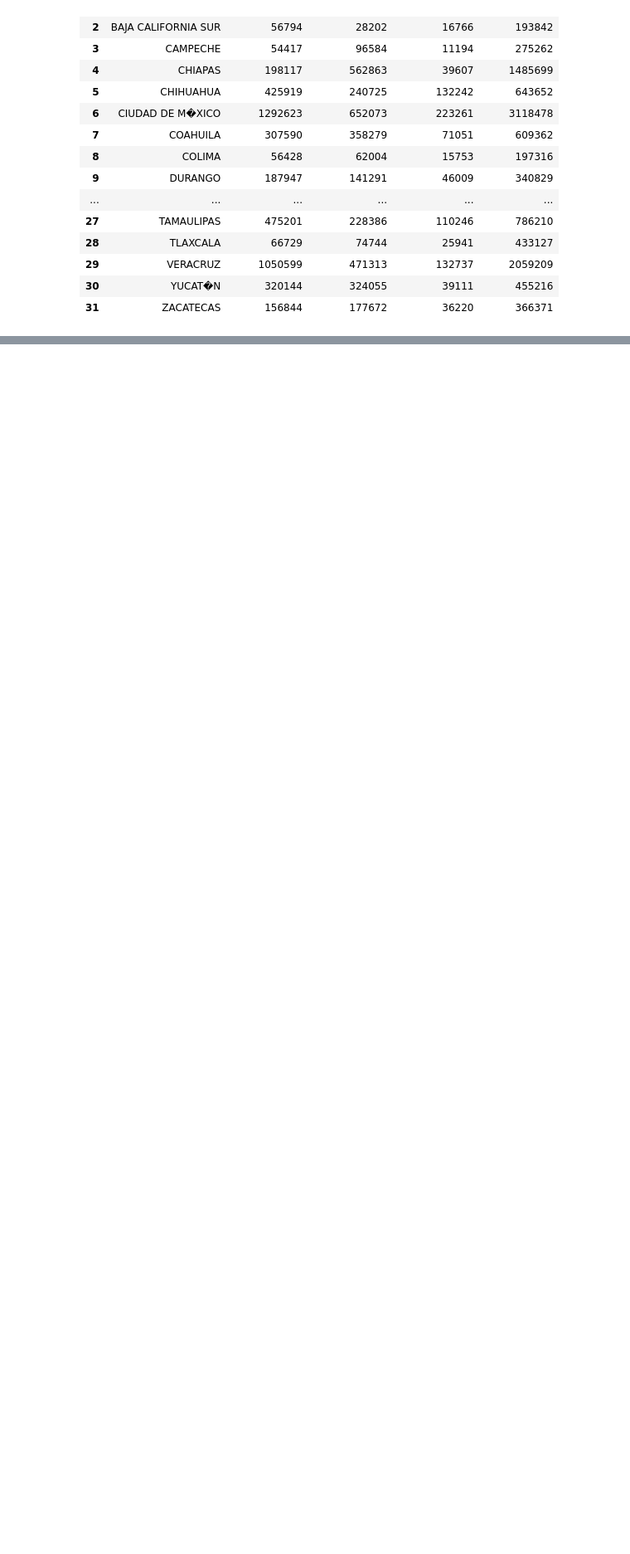
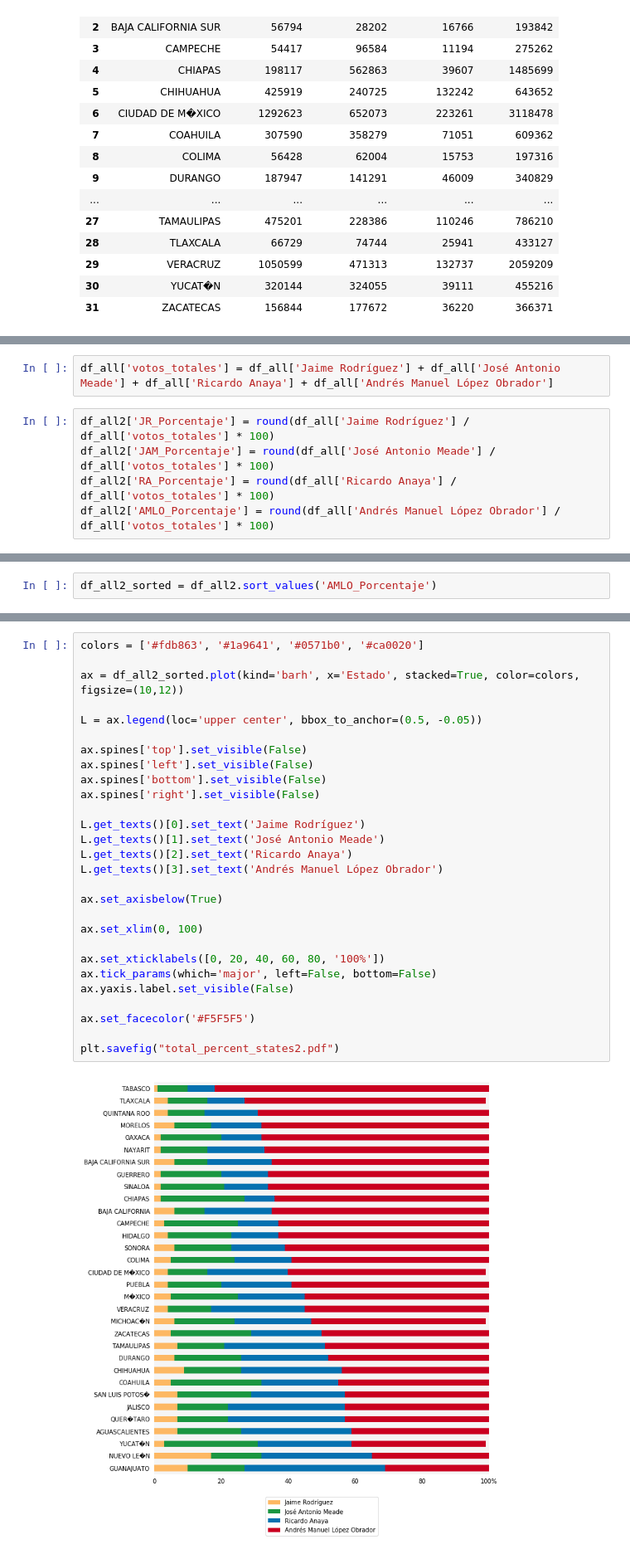
Before and after one commit to dbaptistr/data-studio, a Jupyter notebook: code/01-project-elections/Election results 2018.ipynb, the cells around one changed output, grey strips where cells are left out. Shown at 83% size. Saved outputs shown, nothing was run; the diff lists cells and outputs as text; blank space fills up the shorter version.

```diff
--- a/code/01-project-elections/Election results 2018.ipynb
+++ b/code/01-project-elections/Election results 2018.ipynb
@@ -595,0 +680,7 @@ df_results.plot(marker='o', linestyle='', color=colors)
+# %%
+df_all['votos_totales'] = df_all['Jaime Rodríguez'] + df_all['José Antonio Meade'] + df_all['Ricardo Anaya'] + df_all['Andrés Manuel López Obrador']
+# %%
+df_all2['JR_Porcentaje'] = round(df_all['Jaime Rodríguez'] / df_all['votos_totales'] * 100)
+df_all2['JAM_Porcentaje'] = round(df_all['José Antonio Meade'] / df_all['votos_totales'] * 100)
+df_all2['RA_Porcentaje'] = round(df_all['Ricardo Anaya'] / df_all['votos_totales'] * 100)
+df_all2['AMLO_Porcentaje'] = round(df_all['Andrés Manuel López Obrador'] / df_all['votos_totales'] * 100)
@@ -595,0 +707,2 @@ df_results.plot(marker='o', linestyle='', color=colors)
+# %%
+df_all2_sorted = df_all2.sort_values('AMLO_Porcentaje')
@@ -595,0 +729,30 @@ df_results.plot(marker='o', linestyle='', color=colors)
+# %%
+colors = ['#fdb863', '#1a9641', '#0571b0', '#ca0020']
+
+ax = df_all2_sorted.plot(kind='barh', x='Estado', stacked=True, color=colors, figsize=(10,12))
+
+L = ax.legend(loc='upper center', bbox_to_anchor=(0.5, -0.05))
+
+ax.spines['top'].set_visible(False)
+ax.spines['left'].set_visible(False)
+ax.spines['bottom'].set_visible(False)
+ax.spines['right'].set_visible(False)
+
+L.get_texts()[0].set_text('Jaime Rodríguez')
+L.get_texts()[1].set_text('José Antonio Meade')
+L.get_texts()[2].set_text('Ricardo Anaya')
+L.get_texts()[3].set_text('Andrés Manuel López Obrador')
+
+ax.set_axisbelow(True)
+
+ax.set_xlim(0, 100)
+
+ax.set_xticklabels([0, 20, 40, 60, 80, '100%'])
+ax.tick_params(which='major', left=False, bottom=False)
+ax.yaxis.label.set_visible(False)
+
+ax.set_facecolor('#F5F5F5')
+
+plt.savefig("total_percent_states2.pdf")
+# %% [output]
+[figure, added]
```
Also changed, not shown: parts of 10 cells of this notebook.
